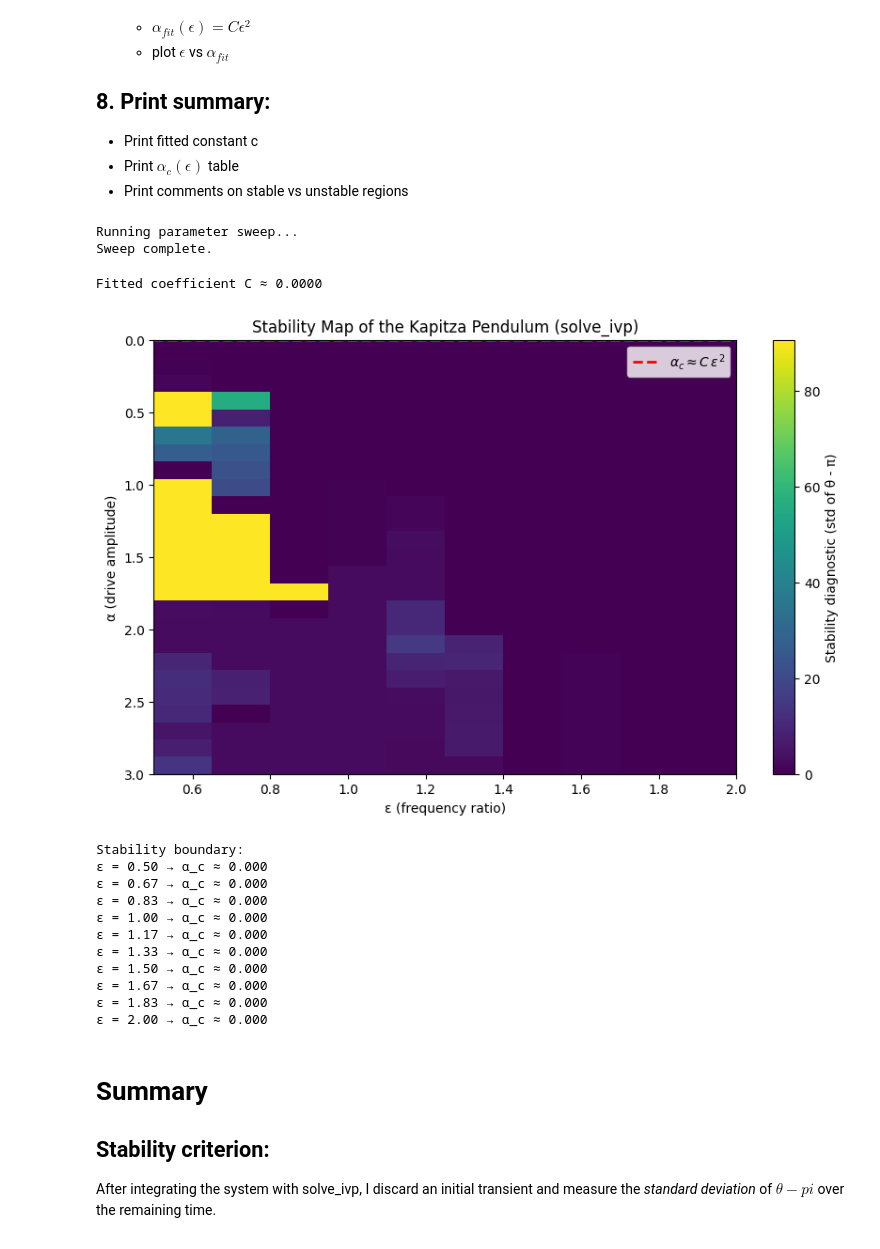
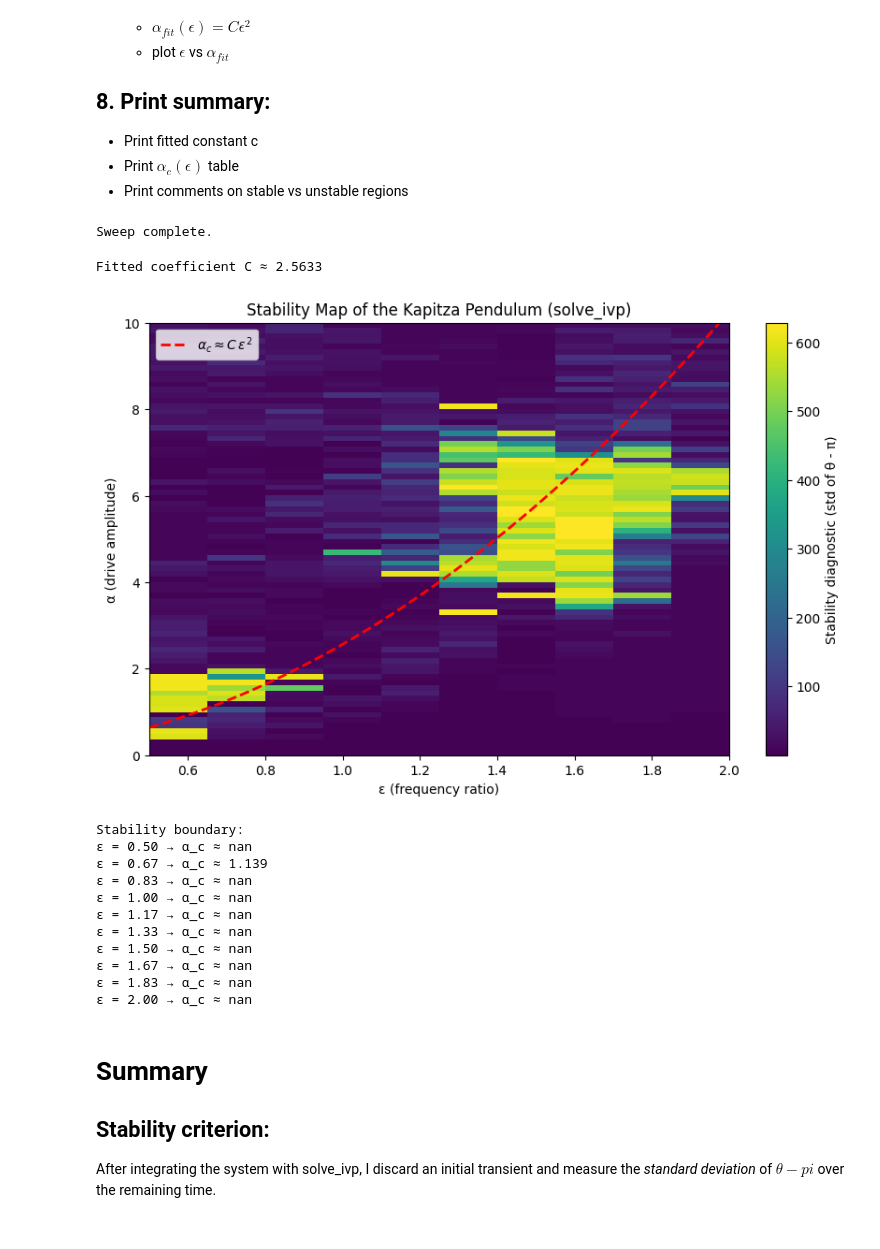
Before and after one commit to IntroComputationalPhysics-UNT/kapitza-pendulum-firebats2000, a Jupyter notebook: kapitza_pendulum.ipynb, the cells around one changed output. Drawn from its saved outputs; the diff is of its cells as text; code cells hidden in the pictures.

```diff
--- a/kapitza_pendulum.ipynb
+++ b/kapitza_pendulum.ipynb
@@ -73,18 +79,20 @@ def kapitza_rhs(tau, y, eps, alpha, zeta):
 def compute_stability(eps, alpha, zeta,
                       theta0=np.pi + 1e-3,
                       theta_dot0=0,
-                      N_periods_total=200,
-                      N_periods_discard=150,
-                      points_per_period=200):
+                      N_periods_total=100,    #changed to a more reasonable N count
+                      N_periods_discard=50,
+                      points_per_period=100,
+                      delta_theta_crit=0.3):   #for bound osciallation
 
     # integration time
     tau_end = N_periods_total * 2*np.pi
-    tau_eval = np.linspace(0, tau_end, N_periods_total*points_per_period)
+    tau_eval = np.linspace(0, tau_end,
+                           N_periods_total * points_per_period)
 
     sol = solve_ivp(
         kapitza_rhs,
-        t_span=(0, tau_end),
-        y0=[theta0, theta_dot0],
+        (0, tau_end),
+        [theta0, theta_dot0],
         t_eval=tau_eval,
         args=(eps, alpha, zeta),
         rtol=1e-7,
@@ -94,34 +102,37 @@ def compute_stability(eps, alpha, zeta,
     thetas = sol.y[0]
 
     # discard transients
-    discard_idx = int(len(tau_eval) * (N_periods_discard / N_periods_total))
+    discard_idx = int(len(tau_eval) *
+                      (N_periods_discard / N_periods_total))
     thetas_ss = thetas[discard_idx:]
 
     # diagnostic = std deviation of θ around π
-    diag = np.std(thetas_ss - np.pi)
+    diag = np.max(np.abs(thetas_ss - np.pi))
+    is_stable = diag < delta_theta_crit
 
-    return diag
+    return diag, is_stable
 # %%
 # Parameter sweep
 
 # Example sweep ranges
 eps_vals  = np.linspace(0.5, 2.0, 10)
-alpha_vals = np.linspace(0.0, 3.0, 25)
+alpha_vals = np.linspace(0, 10, 80)
+
 
 zeta = 0.05  # fixed damping
 
 # Storage array
 S = np.zeros((len(alpha_vals), len(eps_vals)))
+stable_mask = np.zeros_like(S, dtype=bool)
 
-print("Running parameter sweep...")
 for i, alpha in enumerate(alpha_vals):
     for j, eps in enumerate(eps_vals):
-        diag = compute_stability(eps, alpha, zeta)
+        diag, is_stable = compute_stability(eps, alpha, zeta)
         S[i, j] = diag
+        stable_mask[i, j] = is_stable
 
 print("Sweep complete.")
 # %% [output]
-Running parameter sweep...
 Sweep complete.
 # %%
 # Exract stability boundary alpha_c(epsilon)
@@ -142,32 +153,34 @@ C_fit = np.mean(alpha_c[mask] / (eps_vals[mask]**2))
 
 print(f"Fitted coefficient C ≈ {C_fit:.4f}")
 # %% [output]
-Fitted coefficient C ≈ 0.0000
+Fitted coefficient C ≈ 2.5633
 # %%
 # 2D stability map
 
 plt.figure(figsize=(10,6))
 plt.imshow(S,
            extent=[eps_vals.min(), eps_vals.max(),
                    alpha_vals.max(), alpha_vals.min()],
            aspect='auto',
            cmap='viridis')
 plt.colorbar(label="Stability diagnostic (std of θ - π)")
+plt.ylim(alpha_vals.min(), alpha_vals.max())    #Added in order have y-axis alpha rise upward
+
 
 plt.xlabel("ε (frequency ratio)")
 plt.ylabel("α (drive amplitude)")
 plt.title("Stability Map of the Kapitza Pendulum (solve_ivp)")
 
 # Overlay fitted α_c curve
 eps_curve = np.linspace(eps_vals.min(), eps_vals.max(), 200)
 alpha_curve = C_fit * eps_curve**2
 
 plt.plot(eps_curve, alpha_curve, 'r--', lw=2, label=r"$\alpha_c \approx C\,\epsilon^2$")
 plt.legend()
 
 plt.show()
 # %% [output]
-[figure, old version]
+[figure, new version]
 # %%
 # Print summary
 
@@ -176,16 +189,16 @@ for eps, ac in zip(eps_vals, alpha_c):
     print(f"ε = {eps:.2f} → α_c ≈ {ac:.3f}")
 # %% [output]
 Stability boundary:
-ε = 0.50 → α_c ≈ 0.000
-ε = 0.67 → α_c ≈ 0.000
-ε = 0.83 → α_c ≈ 0.000
-ε = 1.00 → α_c ≈ 0.000
-ε = 1.17 → α_c ≈ 0.000
-ε = 1.33 → α_c ≈ 0.000
-ε = 1.50 → α_c ≈ 0.000
-ε = 1.67 → α_c ≈ 0.000
-ε = 1.83 → α_c ≈ 0.000
-ε = 2.00 → α_c ≈ 0.000
+ε = 0.50 → α_c ≈ nan
+ε = 0.67 → α_c ≈ 1.139
+ε = 0.83 → α_c ≈ nan
+ε = 1.00 → α_c ≈ nan
+ε = 1.17 → α_c ≈ nan
+ε = 1.33 → α_c ≈ nan
+ε = 1.50 → α_c ≈ nan
+ε = 1.67 → α_c ≈ nan
+ε = 1.83 → α_c ≈ nan
+ε = 2.00 → α_c ≈ nan
 # %% [markdown]
 # Summary
 
```
Also changed, not shown: parts of 1 cell of this notebook.
